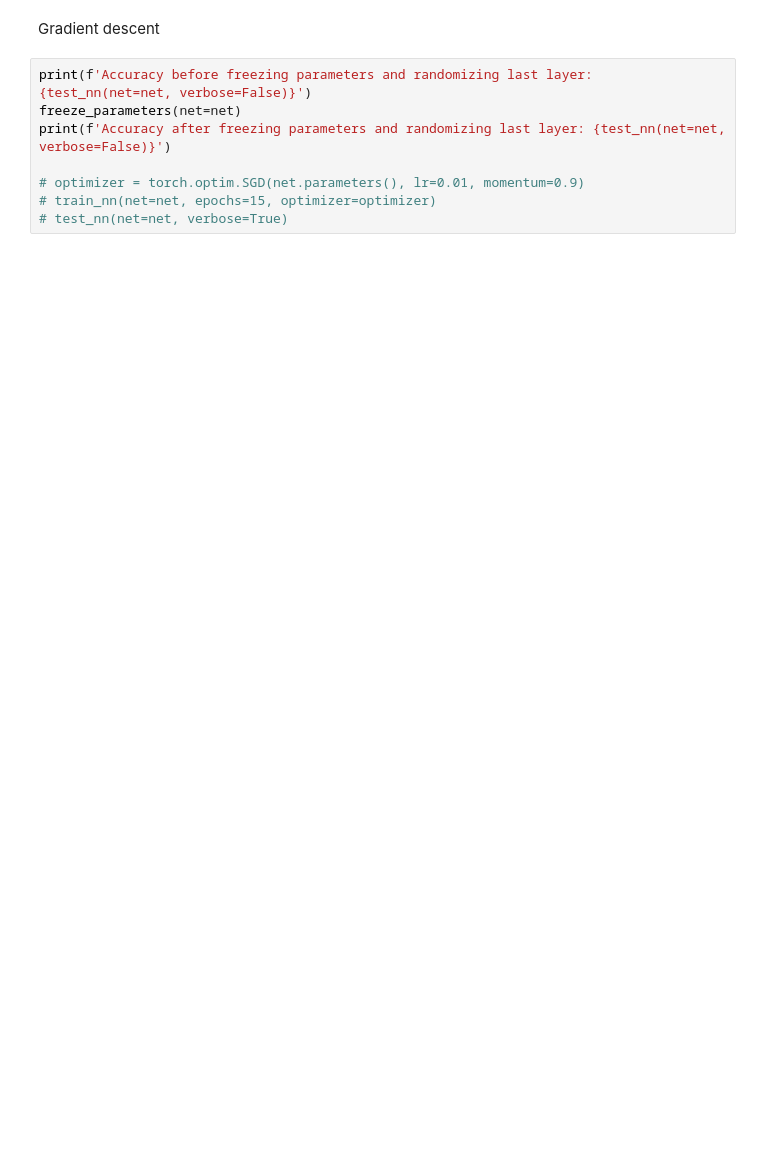
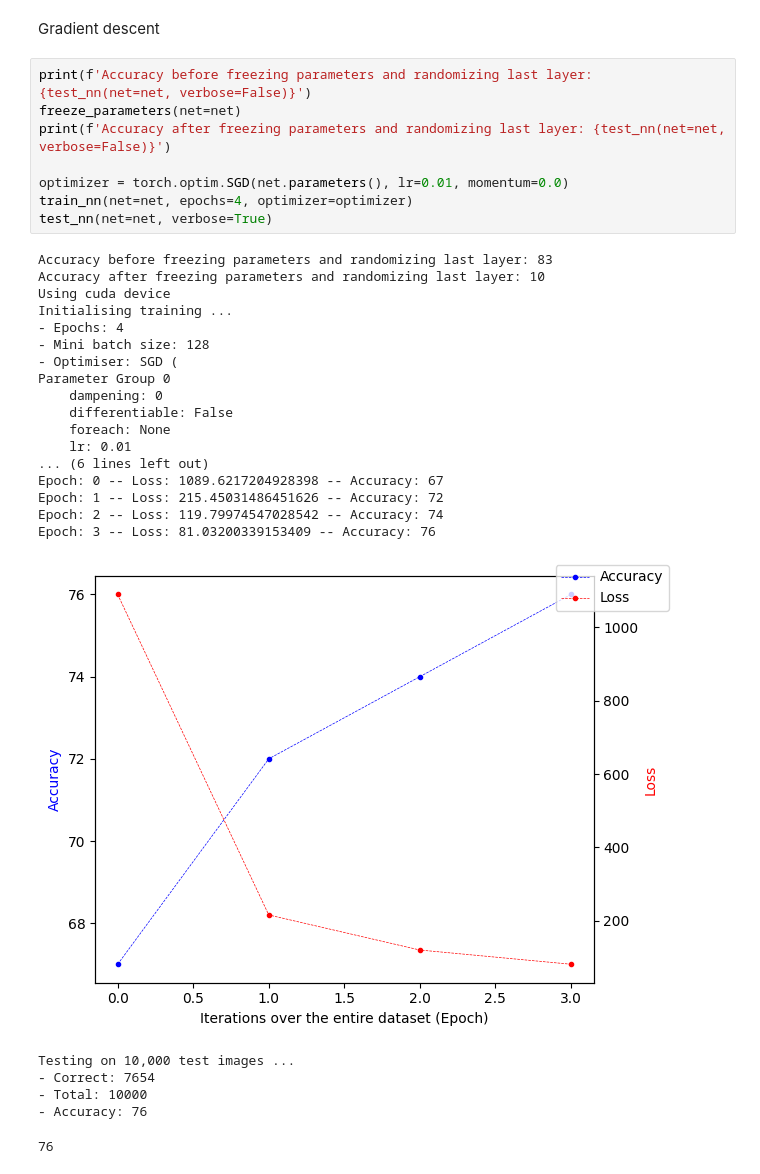
Before and after one commit to surajrl/cifar10-nn, a Jupyter notebook: src/gradient-descent.ipynb, the cells around one changed output. Cells and saved outputs as stored; diff of their text form; blank space fills up the shorter version.

```diff
--- a/src/gradient-descent.ipynb
+++ b/src/gradient-descent.ipynb
@@ -23,8 +31,32 @@ Gradient descent
 # %%
 print(f'Accuracy before freezing parameters and randomizing last layer: {test_nn(net=net, verbose=False)}')
 freeze_parameters(net=net)
 print(f'Accuracy after freezing parameters and randomizing last layer: {test_nn(net=net, verbose=False)}')
 
-# optimizer = torch.optim.SGD(net.parameters(), lr=0.01, momentum=0.9)
-# train_nn(net=net, epochs=15, optimizer=optimizer)
-# test_nn(net=net, verbose=True)
+optimizer = torch.optim.SGD(net.parameters(), lr=0.01, momentum=0.0)
+train_nn(net=net, epochs=4, optimizer=optimizer)
+test_nn(net=net, verbose=True)
+# %% [output]
+Accuracy before freezing parameters and randomizing last layer: 83
+Accuracy after freezing parameters and randomizing last layer: 10
+Using cuda device
+Initialising training ...
+- Epochs: 4
+- Mini batch size: 128
+- Optimiser: SGD (
+Parameter Group 0
+    dampening: 0
+    differentiable: False
+    foreach: None
+    lr: 0.01
+... (6 lines left out)
+Epoch: 0 -- Loss: 1089.6217204928398 -- Accuracy: 67
+Epoch: 1 -- Loss: 215.45031486451626 -- Accuracy: 72
+Epoch: 2 -- Loss: 119.79974547028542 -- Accuracy: 74
+Epoch: 3 -- Loss: 81.03200339153409 -- Accuracy: 76
+[figure, added]
+Testing on 10,000 test images ...
+- Correct: 7654
+- Total: 10000
+- Accuracy: 76
+76
```
Also changed, not shown: parts of 1 cell of this notebook, 3 other files.
